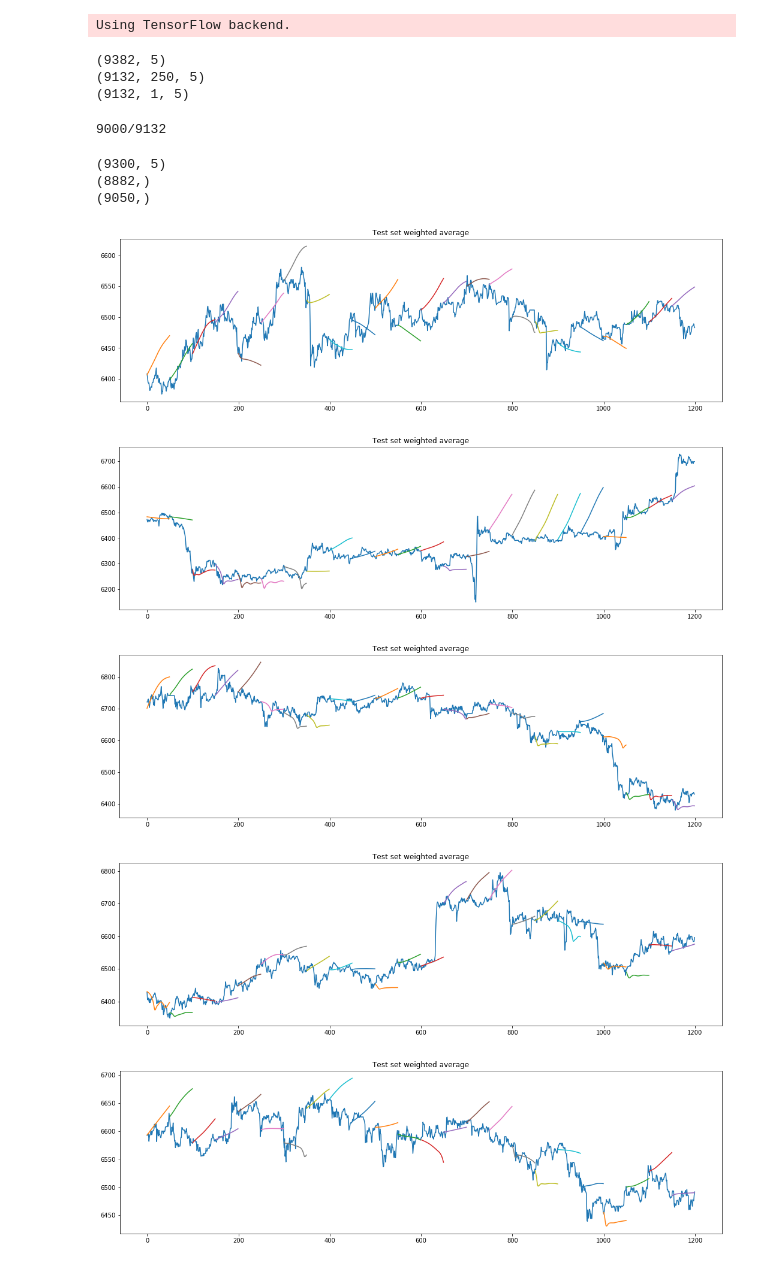
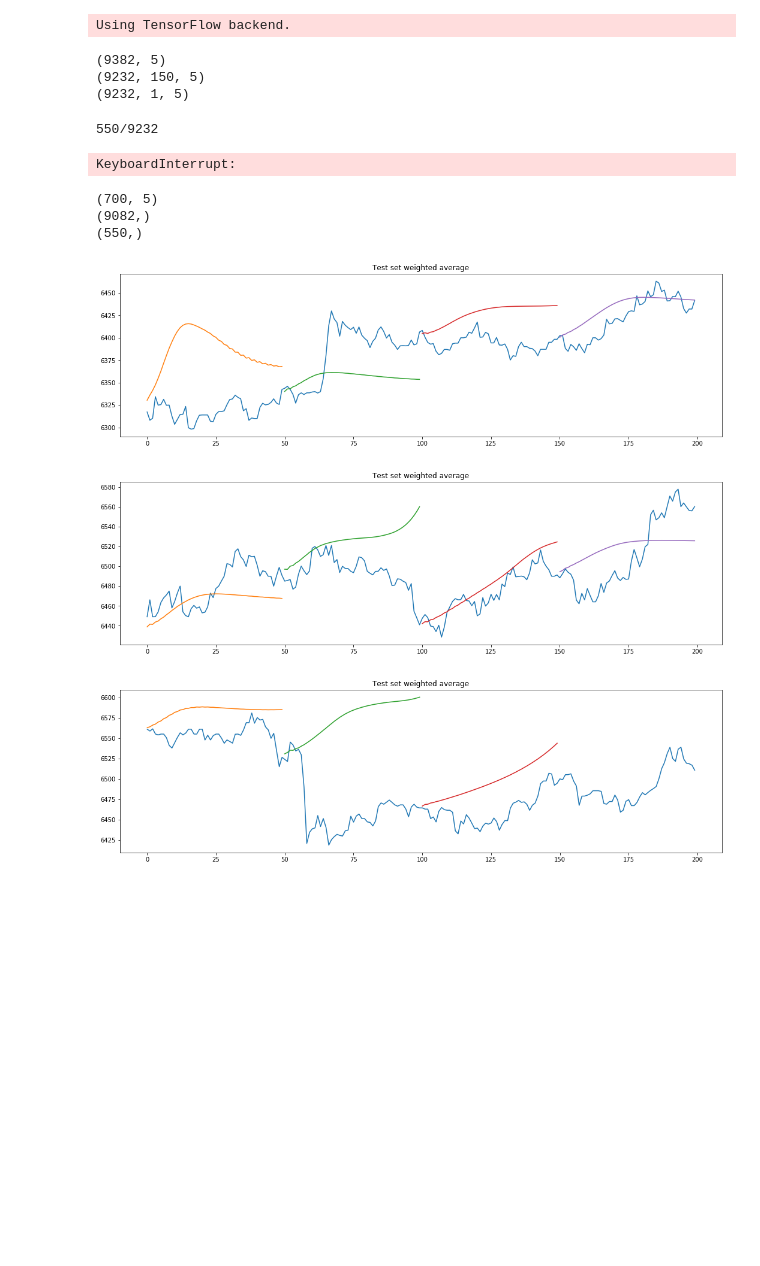
Before and after one commit to bana513/DeepLearningHomework, a Jupyter notebook: Prediction.ipynb, the cells around one changed output. Saved outputs shown, nothing was run; the diff lists cells and outputs as text; code cells hidden in the pictures; blank space fills up the shorter version.

```diff
--- a/Prediction.ipynb
+++ b/Prediction.ipynb
@@ -42,8 +42,8 @@ samples_num = dataset.shape[0]
 valid_split = 0.05
 test_split = 0.05
 
-dataset_train = dataset[0:int(samples_num * (1-valid_split-test_split))]
-dataset_valid = dataset[int(samples_num * (1-valid_split-test_split)):int(samples_num * (1-test_split))]
+# dataset_train = dataset[0:int(samples_num * (1-valid_split-test_split))]
+# dataset_valid = dataset[int(samples_num * (1-valid_split-test_split)):int(samples_num * (1-test_split))]
 dataset_test = dataset[int(samples_num * (1-test_split)):samples_num]
 
 print(dataset_test.shape)
@@ -61,30 +61,31 @@ def makeXy(data, timesteps):
     X, y = np.array(X), np.array(y)
     return X, y
 
-timestep = 250 # Make decision from last 'timestep' candles
+timestep = 150 # Make decision from last 'timestep' candles
 
 # Create training examples
 
-train_X, train_y = makeXy(dataset_train, timestep)
-valid_X, valid_y = makeXy(dataset_valid, timestep)
+# train_X, train_y = makeXy(dataset_train, timestep)
+# valid_X, valid_y = makeXy(dataset_valid, timestep)
 test_X, test_y = makeXy(dataset_test, timestep)
 
-train_y = train_y[:, :5]
-valid_y = valid_y[:, :5]
-test_y = test_y[:, :5]
+# train_y = train_y[:, :5]
+# valid_y = valid_y[:, :5]
+# test_y = test_y[:, :5]
 
-train_y = np.expand_dims(train_y, axis=1)
-valid_y = np.expand_dims(valid_y, axis=1)
+# train_y = np.expand_dims(train_y, axis=1)
+# valid_y = np.expand_dims(valid_y, axis=1)
 test_y = np.expand_dims(test_y, axis=1)
 
 print(test_X.shape)
 print(test_y.shape)
 # %% [output]
 (9382, 5)
-(9132, 250, 5)
-(9132, 1, 5)
+(9232, 150, 5)
+(9232, 1, 5)
 # %%
 from sklearn.preprocessing import MinMaxScaler
+from keras.layers import LSTM
 import sys
 
 pred_data = test_X
@@ -113,8 +114,24 @@ for i in range(0, (pred_data.shape[0]-prediction_range)//prediction_range * pred
 
     r = scaler.inverse_transform(r[-prediction_range:])
     predictions = np.append(predictions, r, axis=0)
+
+
+# for i in range(0, (pred_data.shape[0]-prediction_range)//prediction_range * prediction_range, prediction_range):
+#     sys.stdout.write("\r" + str(i) + "/" + str(pred_data.shape[0]) )
+#     sys.stdout.flush()
+
+#     r = pred_data[i]
+#     scaler = MinMaxScaler().fit(r)
+#     r = scaler.transform(r)
+
+#     res = model.predict_sequence_multiple(model, r, prediction_range, prediction_range)
+
+
+#     r = scaler.inverse_transform(r[-prediction_range:])
+#     predictions = np.append(predictions, r, axis=0)
 # %% [output]
-9000/9132
+550/9232
+KeyboardInterrupt:
 # %%
 print(predictions.shape)
 
@@ -124,28 +141,26 @@ pred_close = predictions[prediction_lookback:, 3]
 print(test_close.shape)
 print(pred_close.shape)
 # %% [output]
-(9300, 5)
-(8882,)
-(9050,)
+(700, 5)
+(9082,)
+(550,)
 # %%
 import matplotlib.pyplot as plt
 
-plot_length = 1200
+plot_length = 200
 number_of_plots = predictions.shape[0] // plot_length
 
 for i in range(number_of_plots):
 
     plt.figure(figsize=(18, 5))
     plt.title('Test set weighted average')
     start = i*plot_length
     end = (i+1)*plot_length
     plt.plot(test_close[start:end])
     for k in range(start, end, prediction_range):
         plt.plot([None for j in range(k-start)] + [x for x in pred_close[k:k+prediction_range]])
     plt.show()
 # %% [output]
-[figure, old version]
+[figure, new version]
-[figure, old version]
+[figure, new version]
-[figure, old version]
+[figure, new version]
-[figure, removed]
-[figure, removed]
```
Also changed, not shown: parts of 1 cell of this notebook, 3 other files.
